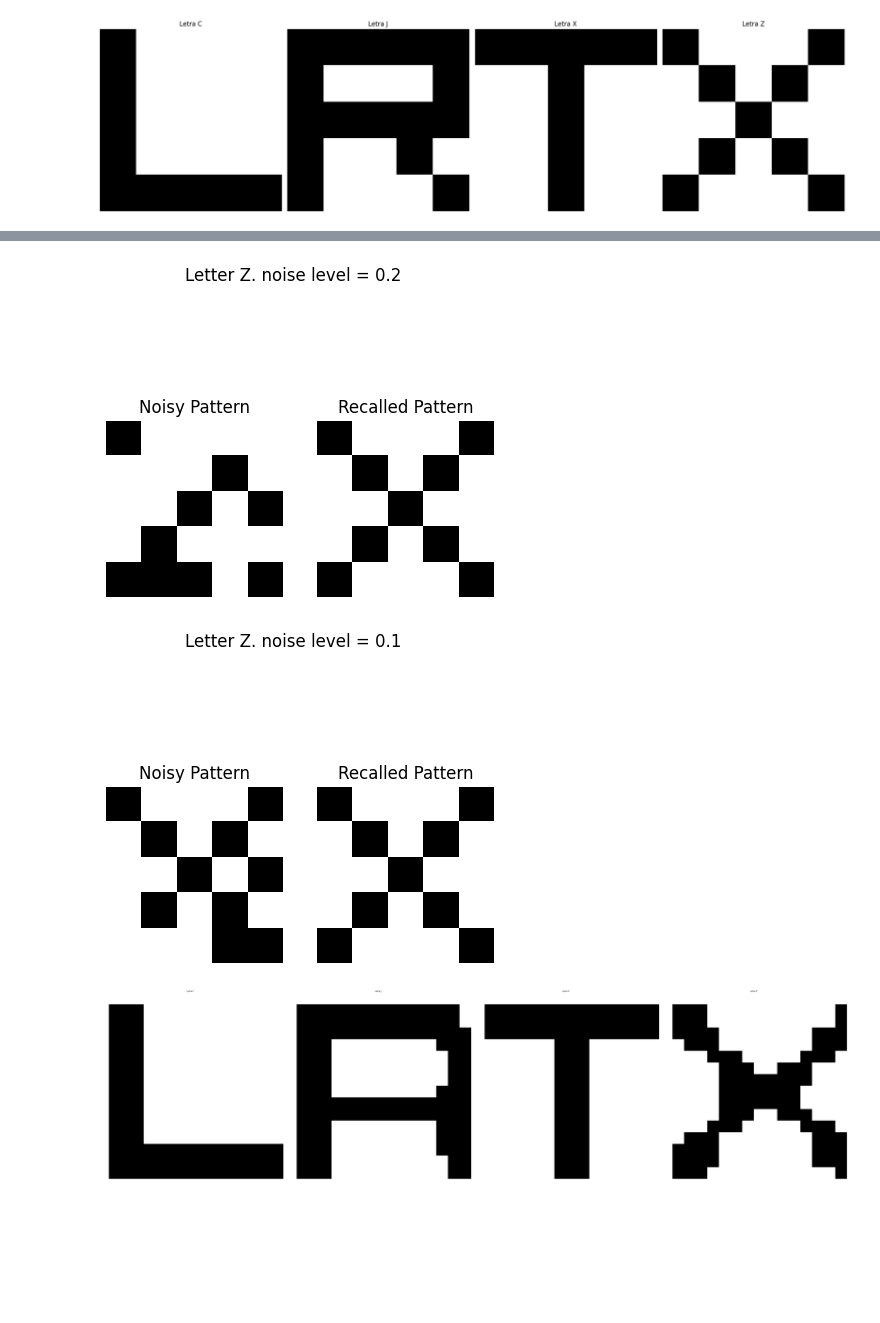
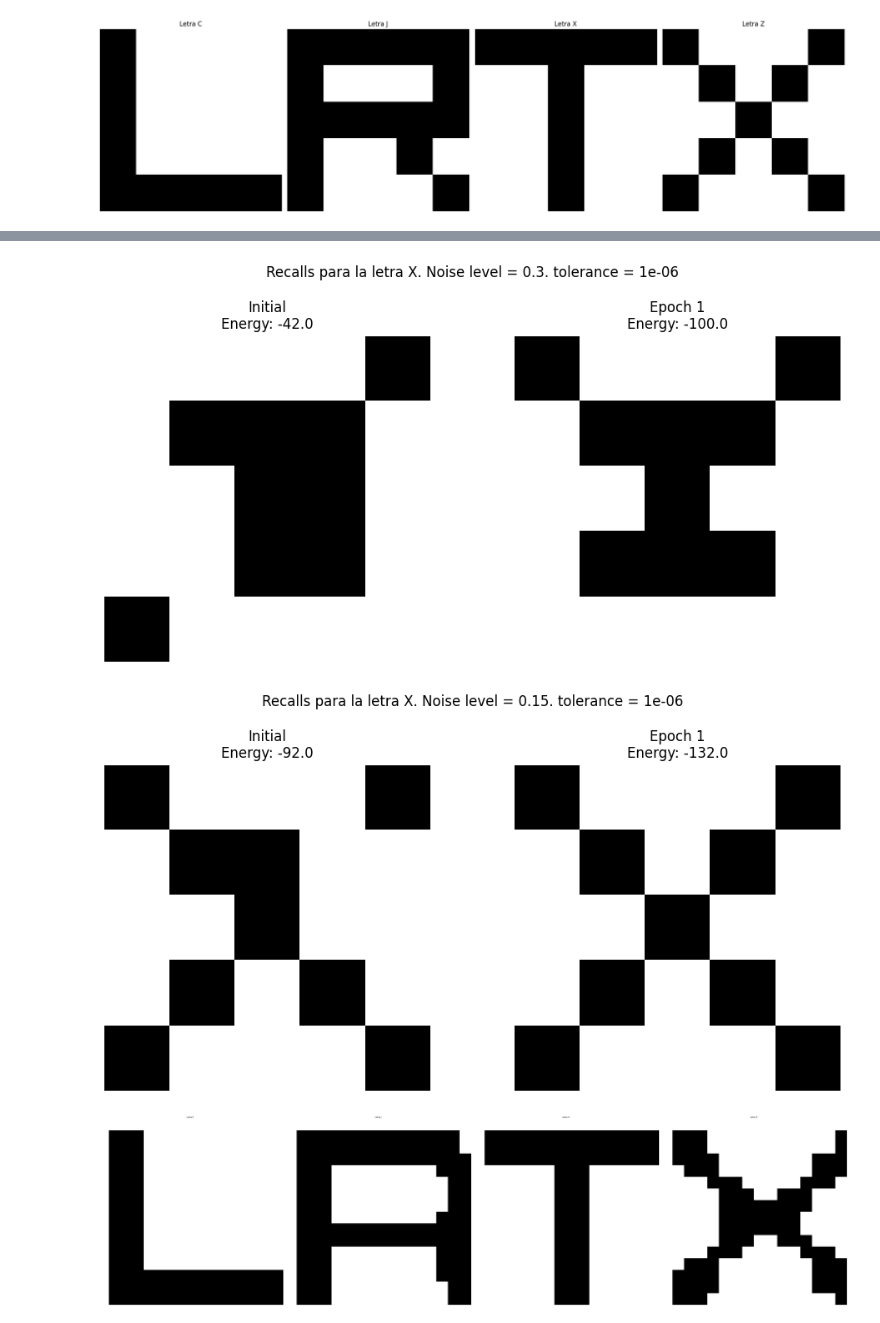
Before and after one commit to Ian-Arnott/TPs-SIA, a Jupyter notebook: Tp4/hopfield/hopfield_data.ipynb, the cells around one changed output, grey strips where cells are left out. Cells and saved outputs as stored; diff of their text form; code cells hidden in the pictures; blank space fills up the shorter version.

```diff
--- a/Tp4/hopfield/hopfield_data.ipynb
+++ b/Tp4/hopfield/hopfield_data.ipynb
@@ -7,7 +7,7 @@ patterns = [l,r,t,x]
 model = Hopfield(size=5)
 model.train(patterns)
 epochs = 1
-noiseLevel = 0.1
+noiseLevel = 0.15
 displayPatterns(patterns,["Letra C","Letra J","Letra X","Letra Z"])
 # %% [output]
 [figure]
@@ -44,13 +50,15 @@ exportPatterns(noisyx, resultx, title="Letter X. noise level = 0.1")
 # %%
 noisyz = model.addNoise(x)
 resultz = model.recall(noisyz)
-exportPatterns(noisyz, resultz, title="Letter Z. noise level = 0.2")
+# exportPatterns(noisyz, resultz, title="Letter Z. noise level = 0.2")
+model.plotRecallProgression(noisyz,maxEpochs=10,tolerance=1e-6, title="Recalls para la letra X. Noise level = 0.3")
 noisyz = model.addNoise(x,noiseLevel)
 resultZ = model.recall(noisyz)
-exportPatterns(noisyz, resultz, title="Letter Z. noise level = 0.1")
+# exportPatterns(noisyz, resultz, title="Letter Z. noise level = 0.1")
+model.plotRecallProgression(noisyz,maxEpochs=10,tolerance=1e-6, title="Recalls para la letra X. Noise level = 0.15")
 # %% [output]
-[figure, old version]
+[figure, new version]
-[figure, old version]
+[figure, new version]
 # %%
 patterns = [L,R,T,X]
 model = Hopfield(size=16)
```
Also changed, not shown: parts of 13 cells of this notebook, 1 other file.
